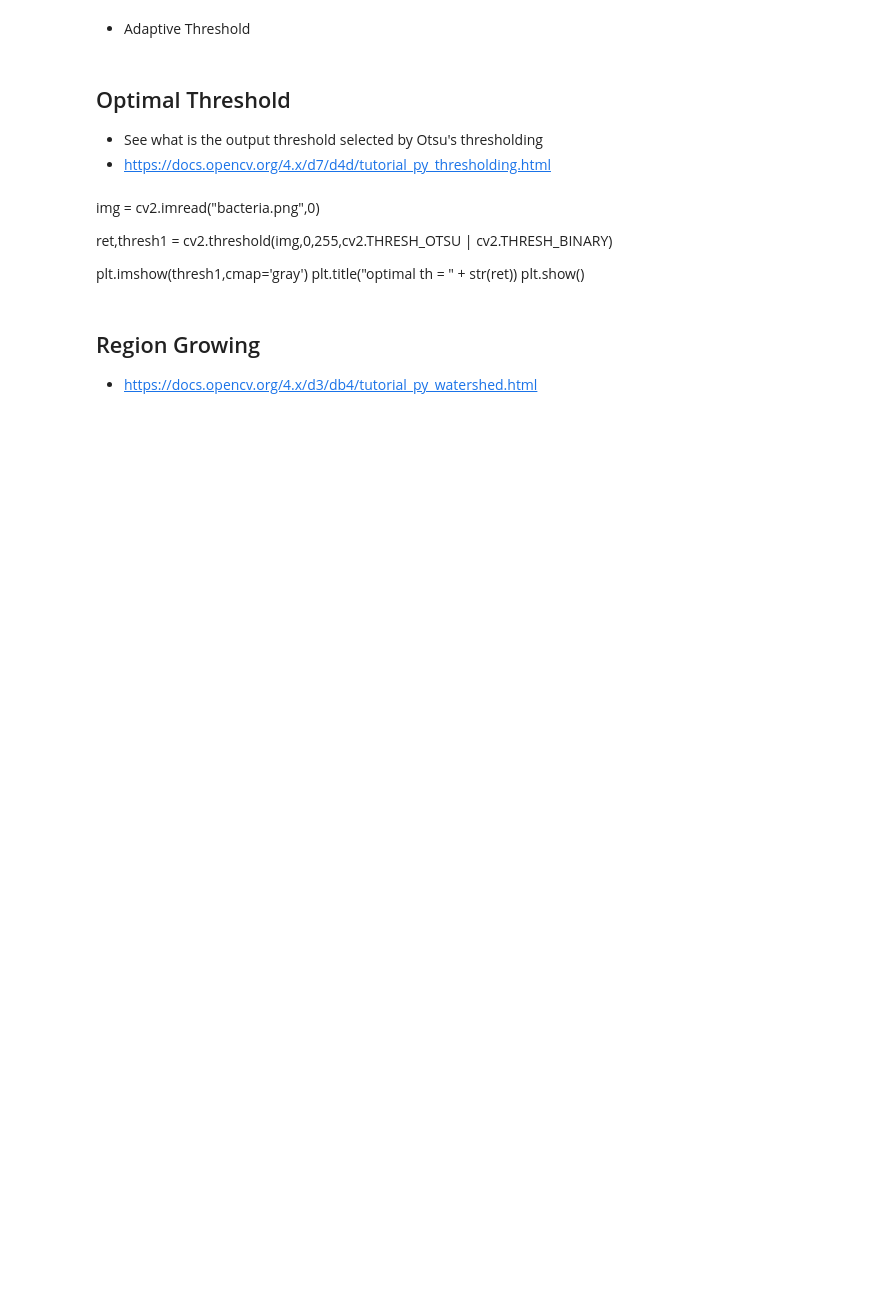
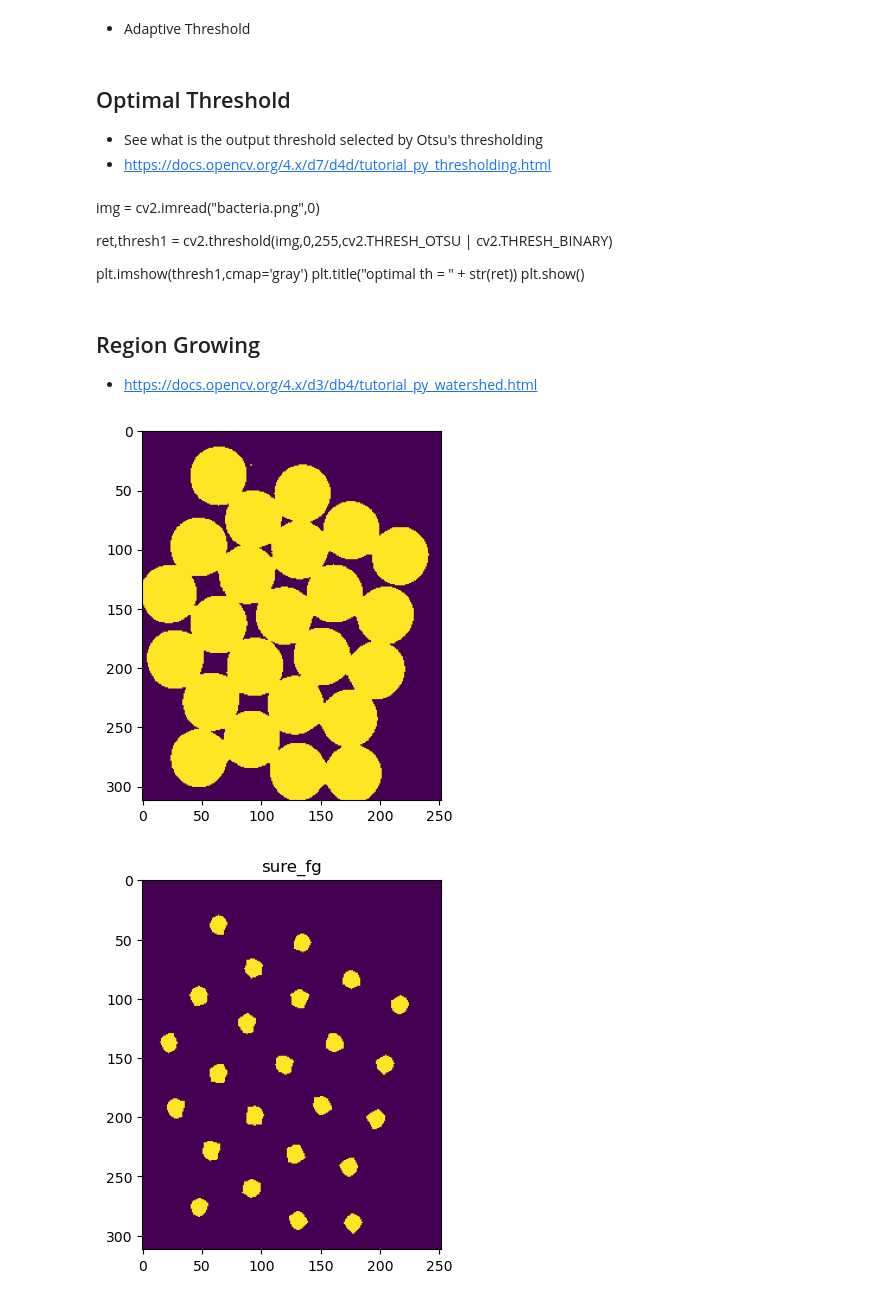
Before and after one commit to ayuthmang/2110651-Digital-Image-Processing, a Jupyter notebook: 02-codes/08-segmentation-i/code.ipynb, the cells around one changed output. Saved outputs shown, nothing was run; the diff lists cells and outputs as text; code cells hidden in the pictures; blank space fills up the shorter version.

```diff
--- a/02-codes/08-segmentation-i/code.ipynb
+++ b/02-codes/08-segmentation-i/code.ipynb
@@ -198,31 +278,40 @@ plt.show()
 # %%
 import numpy as np
 import cv2
 from matplotlib import pyplot as plt
+
 img = cv2.imread('coins.jpg')
-gray = cv2.cvtColor(img,cv2.COLOR_BGR2GRAY)
-ret, thresh = cv2.threshold(gray,0,255,cv2.THRESH_BINARY_INV+cv2.THRESH_OTSU)
-plt.imshow(thresh);plt.show()
-
+gray = cv2.cvtColor(img, cv2.COLOR_BGR2GRAY)
+ret, thresh = cv2.threshold(gray, 0, 255, cv2.THRESH_BINARY_INV + cv2.THRESH_OTSU)
+plt.imshow(thresh);
+plt.show()
 
 # Finding sure foreground area
-dist_transform = cv2.distanceTransform(thresh,cv2.DIST_L2,5)
-ret, sure_fg = cv2.threshold(dist_transform,0.7*dist_transform.max(),255,cv2.THRESH_BINARY)
-plt.imshow(sure_fg);plt.title("sure_fg");plt.show()
+dist_transform = cv2.distanceTransform(thresh, cv2.DIST_L2, 5)
+ret, sure_fg = cv2.threshold(dist_transform, 0.7 * dist_transform.max(), 255, cv2.THRESH_BINARY)
+plt.imshow(sure_fg);
+plt.title("sure_fg");
+plt.show()
 # Finding unknown region
 sure_fg = np.uint8(sure_fg)
-unknown = cv2.subtract(thresh,sure_fg)
+unknown = cv2.subtract(thresh, sure_fg)
 
 # Marker labelling
 ret, markers = cv2.connectedComponents(sure_fg)
 # Add one to all labels so that sure background is not 0, but 1
-markers = markers+1
+markers = markers + 1
 # Now, mark the region of unknown with zero
-markers[unknown==255] = 0
+markers[unknown == 255] = 0
 
+markers = cv2.watershed(img, markers)
+img[markers == -1] = [255, 0, 0]  # BGR
 
-markers = cv2.watershed(img,markers)
-img[markers == -1] = [255,0,0] # BGR
-
-plt.imshow(img[:,:,::-1]);plt.show()
-plt.imshow(markers);plt.colorbar();plt.title("Marker");plt.show()
+plt.imshow(img[:, :, ::-1]);
+plt.show()
+plt.imshow(markers);
+plt.colorbar();
+plt.title("Marker");
+plt.show()
+# %% [output]
+[figure, added]
+[figure, added]
```
Also changed, not shown: parts of 10 cells of this notebook, 10 other files.
